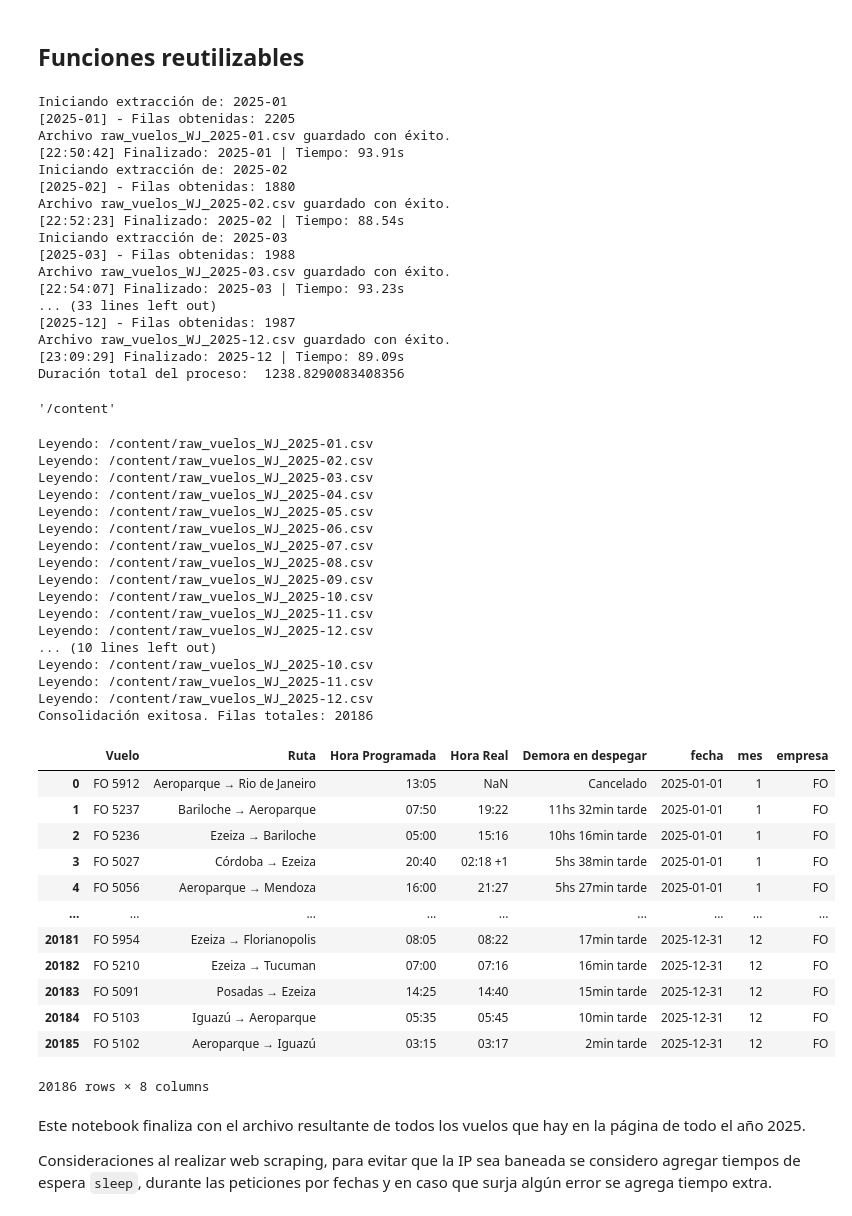
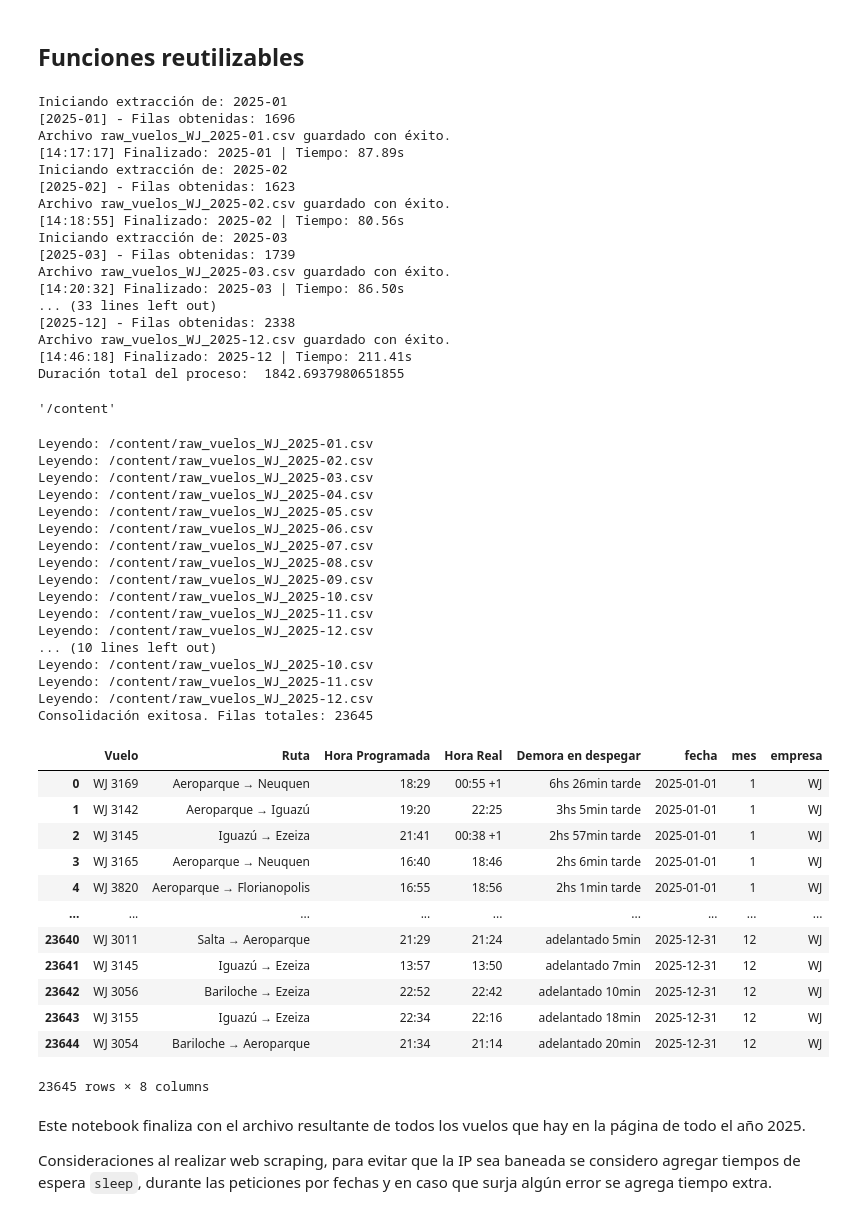
Before and after one commit to parivgabriela/Data_mining, a Jupyter notebook: analisis_estado_vuelos/notebooks/01_scraping_y_extraccion.ipynb, the cells around one changed output. Saved outputs shown, nothing was run; the diff lists cells and outputs as text; code cells hidden in the pictures.

```diff
--- a/analisis_estado_vuelos/notebooks/01_scraping_y_extraccion.ipynb
+++ b/analisis_estado_vuelos/notebooks/01_scraping_y_extraccion.ipynb
@@ -112,6 +112,7 @@ lista_dfs = []
 
 inicio_peticion_total = time.time()
 company = JETSMART
+
 for month, max_days in months_max_days.items():
     year_month = f"{year}-{month}"
     print(f"Iniciando extracción de: {year_month}")
@@ -119,7 +120,7 @@ for month, max_days in months_max_days.items():
     inicio_peticion = time.time()
 
     # lista_dfs.append(get_report_by_month(year_month, max_days))
-    df_mensual = get_report_by_month(year_month, max_days, company=FLYBONDI)
+    df_mensual = get_report_by_month(year_month, max_days, company=company)
 
     fin_peticion = time.time()
     duracion = fin_peticion - inicio_peticion
@@ -140,28 +141,35 @@ duracion_total = fin_peticion_total - inicio_peticion_total
 print("Duración total del proceso: ", duracion_total)
 # %% [output]
 Iniciando extracción de: 2025-01
-[2025-01] - Filas obtenidas: 2205
+[2025-01] - Filas obtenidas: 1696
 Archivo raw_vuelos_WJ_2025-01.csv guardado con éxito.
-[22:50:42] Finalizado: 2025-01 | Tiempo: 93.91s
+[14:17:17] Finalizado: 2025-01 | Tiempo: 87.89s
 Iniciando extracción de: 2025-02
-[2025-02] - Filas obtenidas: 1880
+[2025-02] - Filas obtenidas: 1623
 Archivo raw_vuelos_WJ_2025-02.csv guardado con éxito.
-[22:52:23] Finalizado: 2025-02 | Tiempo: 88.54s
+[14:18:55] Finalizado: 2025-02 | Tiempo: 80.56s
 Iniciando extracción de: 2025-03
-[2025-03] - Filas obtenidas: 1988
+[2025-03] - Filas obtenidas: 1739
 Archivo raw_vuelos_WJ_2025-03.csv guardado con éxito.
-[22:54:07] Finalizado: 2025-03 | Tiempo: 93.23s
+[14:20:32] Finalizado: 2025-03 | Tiempo: 86.50s
 ... (33 lines left out)
-[2025-12] - Filas obtenidas: 1987
+[2025-12] - Filas obtenidas: 2338
 Archivo raw_vuelos_WJ_2025-12.csv guardado con éxito.
-[23:09:29] Finalizado: 2025-12 | Tiempo: 89.09s
-Duración total del proceso:  1238.8290083408356
+[14:46:18] Finalizado: 2025-12 | Tiempo: 211.41s
+Duración total del proceso:  1842.6937980651855
 # %%
 import glob
 import os
-def export_and_unify_files(folder_path, format="parquet"):
-    # 1. Buscar todos los archivos mensuales
-    archivos = glob.glob(os.path.join(folder_path, "raw_vuelos_*.csv"))
+
+
+def export_and_unify_files(folder_path, company, format="parquet", prefijo=None):
+    # 1. Buscar todos los archivos mensuales'
+    patron = "*.csv"
+
+    if prefijo:
+        patron = f"{prefijo}*.csv"
+
+    archivos = glob.glob(os.path.join(folder_path, patron))
     archivos.sort() # Para mantener el orden cronológico
 
     lista_dfs = []
@@ -173,7 +181,7 @@ def export_and_unify_files(folder_path, format="parquet"):
     # 2. Unir todos (pandas ignora los headers repetidos y crea un solo esquema)
     df_final = pd.concat(lista_dfs, ignore_index=True)
 
-    nombre_archivo = f"vuelos_anual_{company}_consolidado_{year}"
+    nombre_archivo = f"vuelos_anual_{company}_consolidado_{YEAR}"
     # 3. Exportar según formato
     if format == "csv":
         df_final.to_csv(nombre_archivo + ".csv", index=False)
@@ -190,39 +198,39 @@ def export_and_unify_files(folder_path, format="parquet"):
 # %% [output]
 '/content'
 # %%
-export_and_unify_files('/content')
-export_and_unify_files('/content', 'csv')
+export_and_unify_files('/content', company)
+export_and_unify_files('/content', company, 'csv')
 # %% [output]
 Leyendo: /content/raw_vuelos_WJ_2025-01.csv
 Leyendo: /content/raw_vuelos_WJ_2025-02.csv
 Leyendo: /content/raw_vuelos_WJ_2025-03.csv
 Leyendo: /content/raw_vuelos_WJ_2025-04.csv
 Leyendo: /content/raw_vuelos_WJ_2025-05.csv
 Leyendo: /content/raw_vuelos_WJ_2025-06.csv
 Leyendo: /content/raw_vuelos_WJ_2025-07.csv
 Leyendo: /content/raw_vuelos_WJ_2025-08.csv
 Leyendo: /content/raw_vuelos_WJ_2025-09.csv
 Leyendo: /content/raw_vuelos_WJ_2025-10.csv
 Leyendo: /content/raw_vuelos_WJ_2025-11.csv
 Leyendo: /content/raw_vuelos_WJ_2025-12.csv
 ... (10 lines left out)
 Leyendo: /content/raw_vuelos_WJ_2025-10.csv
 Leyendo: /content/raw_vuelos_WJ_2025-11.csv
 Leyendo: /content/raw_vuelos_WJ_2025-12.csv
-Consolidación exitosa. Filas totales: 20186
+Consolidación exitosa. Filas totales: 23645
 |  | Vuelo | Ruta | Hora Programada | Hora Real | Demora en despegar | fecha | mes | empresa |
-| 0 | FO 5912 | Aeroparque → Rio de Janeiro | 13:05 | NaN | Cancelado | 2025-01-01 | 1 | FO |
-| 1 | FO 5237 | Bariloche → Aeroparque | 07:50 | 19:22 | 11hs 32min tarde | 2025-01-01 | 1 | FO |
-| 2 | FO 5236 | Ezeiza → Bariloche | 05:00 | 15:16 | 10hs 16min tarde | 2025-01-01 | 1 | FO |
-| 3 | FO 5027 | Córdoba → Ezeiza | 20:40 | 02:18 +1 | 5hs 38min tarde | 2025-01-01 | 1 | FO |
-| 4 | FO 5056 | Aeroparque → Mendoza | 16:00 | 21:27 | 5hs 27min tarde | 2025-01-01 | 1 | FO |
+| 0 | WJ 3169 | Aeroparque → Neuquen | 18:29 | 00:55 +1 | 6hs 26min tarde | 2025-01-01 | 1 | WJ |
+| 1 | WJ 3142 | Aeroparque → Iguazú | 19:20 | 22:25 | 3hs 5min tarde | 2025-01-01 | 1 | WJ |
+| 2 | WJ 3145 | Iguazú → Ezeiza | 21:41 | 00:38 +1 | 2hs 57min tarde | 2025-01-01 | 1 | WJ |
+| 3 | WJ 3165 | Aeroparque → Neuquen | 16:40 | 18:46 | 2hs 6min tarde | 2025-01-01 | 1 | WJ |
+| 4 | WJ 3820 | Aeroparque → Florianopolis | 16:55 | 18:56 | 2hs 1min tarde | 2025-01-01 | 1 | WJ |
 | ... | ... | ... | ... | ... | ... | ... | ... | ... |
-| 20181 | FO 5954 | Ezeiza → Florianopolis | 08:05 | 08:22 | 17min tarde | 2025-12-31 | 12 | FO |
-| 20182 | FO 5210 | Ezeiza → Tucuman | 07:00 | 07:16 | 16min tarde | 2025-12-31 | 12 | FO |
-| 20183 | FO 5091 | Posadas → Ezeiza | 14:25 | 14:40 | 15min tarde | 2025-12-31 | 12 | FO |
-| 20184 | FO 5103 | Iguazú → Aeroparque | 05:35 | 05:45 | 10min tarde | 2025-12-31 | 12 | FO |
-| 20185 | FO 5102 | Aeroparque → Iguazú | 03:15 | 03:17 | 2min tarde | 2025-12-31 | 12 | FO |
+| 23640 | WJ 3011 | Salta → Aeroparque | 21:29 | 21:24 | adelantado 5min | 2025-12-31 | 12 | WJ |
+| 23641 | WJ 3145 | Iguazú → Ezeiza | 13:57 | 13:50 | adelantado 7min | 2025-12-31 | 12 | WJ |
+| 23642 | WJ 3056 | Bariloche → Ezeiza | 22:52 | 22:42 | adelantado 10min | 2025-12-31 | 12 | WJ |
+| 23643 | WJ 3155 | Iguazú → Ezeiza | 22:34 | 22:16 | adelantado 18min | 2025-12-31 | 12 | WJ |
+| 23644 | WJ 3054 | Bariloche → Aeroparque | 21:34 | 21:14 | adelantado 20min | 2025-12-31 | 12 | WJ |
-20186 rows × 8 columns
+23645 rows × 8 columns
 # %% [markdown]
 Este notebook finaliza con el archivo resultante de todos los vuelos que hay en la página de todo el año 2025.
 
```
Also changed, not shown: 1 other file.
